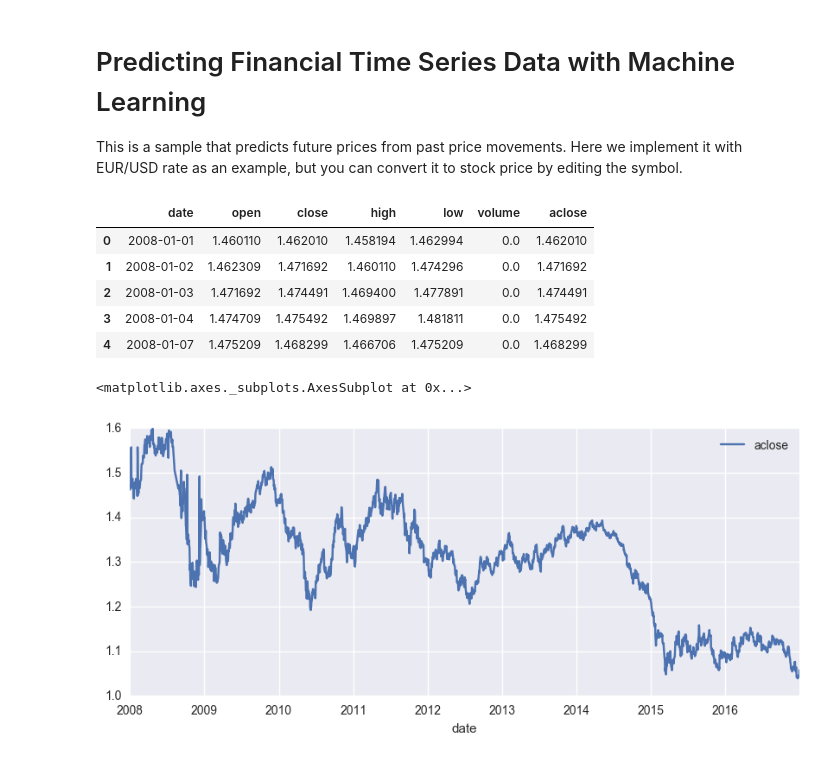
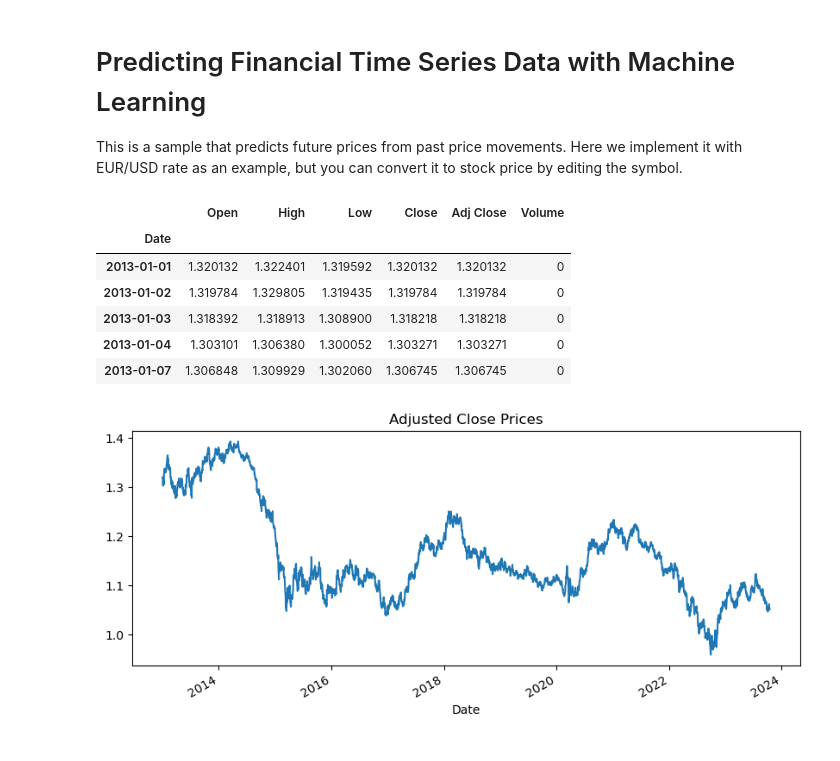
Before and after one commit to hayatoy/ml-forex-prediction, a Jupyter notebook: Predict Future Price of EURUSD with sklearn, yahoo data.ipynb, the cells around one changed output. Saved outputs shown, nothing was run; the diff lists cells and outputs as text; code cells hidden in the pictures.

```diff
--- a/Predict Future Price of EURUSD with sklearn, yahoo data.ipynb
+++ b/Predict Future Price of EURUSD with sklearn, yahoo data.ipynb
@@ -23,17 +22,21 @@ q = quotes_historical_yahoo_ochl('EUR=X', d1, d2, asobject=True)
-# %%
-# Put data into Pandas Dataframe
-df = pd.DataFrame(q)
-df.drop(['year','month','day','d'], inplace=True, axis=1)
-df[['open','high','low','close','aclose']] = df[['open','high','low','close','aclose']].applymap(lambda x: 1.0/x)
-display(df.head())
-df.plot(x='date', y='aclose', figsize=(10,4))
-# %% [output]
-|  | date | open | close | high | low | volume | aclose |
-| 0 | 2008-01-01 | 1.460110 | 1.462010 | 1.458194 | 1.462994 | 0.0 | 1.462010 |
-| 1 | 2008-01-02 | 1.462309 | 1.471692 | 1.460110 | 1.474296 | 0.0 | 1.471692 |
-| 2 | 2008-01-03 | 1.471692 | 1.474491 | 1.469400 | 1.477891 | 0.0 | 1.474491 |
-| 3 | 2008-01-04 | 1.474709 | 1.475492 | 1.469897 | 1.481811 | 0.0 | 1.475492 |
-| 4 | 2008-01-07 | 1.475209 | 1.468299 | 1.466706 | 1.475209 | 0.0 | 1.468299 |
-<matplotlib.axes._subplots.AxesSubplot at 0x...>
-[figure, removed]
+# %%
+# Invert values of the 'Open', 'High', 'Low', 'Close', and 'Adj Close' columns
+df[['Open', 'High', 'Low', 'Close', 'Adj Close']] = df[['Open', 'High', 'Low', 'Close', 'Adj Close']].applymap(lambda x: 1.0/x)
+
+# Display the head of the DataFrame
+display(df.head())
+
+# Plot the adjusted close prices
+df['Adj Close'].plot(figsize=(10,4))
+plt.title('Adjusted Close Prices')
+plt.show()
+# %% [output]
+|  | Open | High | Low | Close | Adj Close | Volume |
+| Date |  |  |  |  |  |  |
+| 2013-01-01 | 1.320132 | 1.322401 | 1.319592 | 1.320132 | 1.320132 | 0 |
+| 2013-01-02 | 1.319784 | 1.329805 | 1.319435 | 1.319784 | 1.319784 | 0 |
+| 2013-01-03 | 1.318392 | 1.318913 | 1.308900 | 1.318218 | 1.318218 | 0 |
+| 2013-01-04 | 1.303101 | 1.306380 | 1.300052 | 1.303271 | 1.303271 | 0 |
+| 2013-01-07 | 1.306848 | 1.309929 | 1.302060 | 1.306745 | 1.306745 | 0 |
+[figure, added]
 # %%
```
Also changed, not shown: parts of 9 cells of this notebook, 1 other file.
